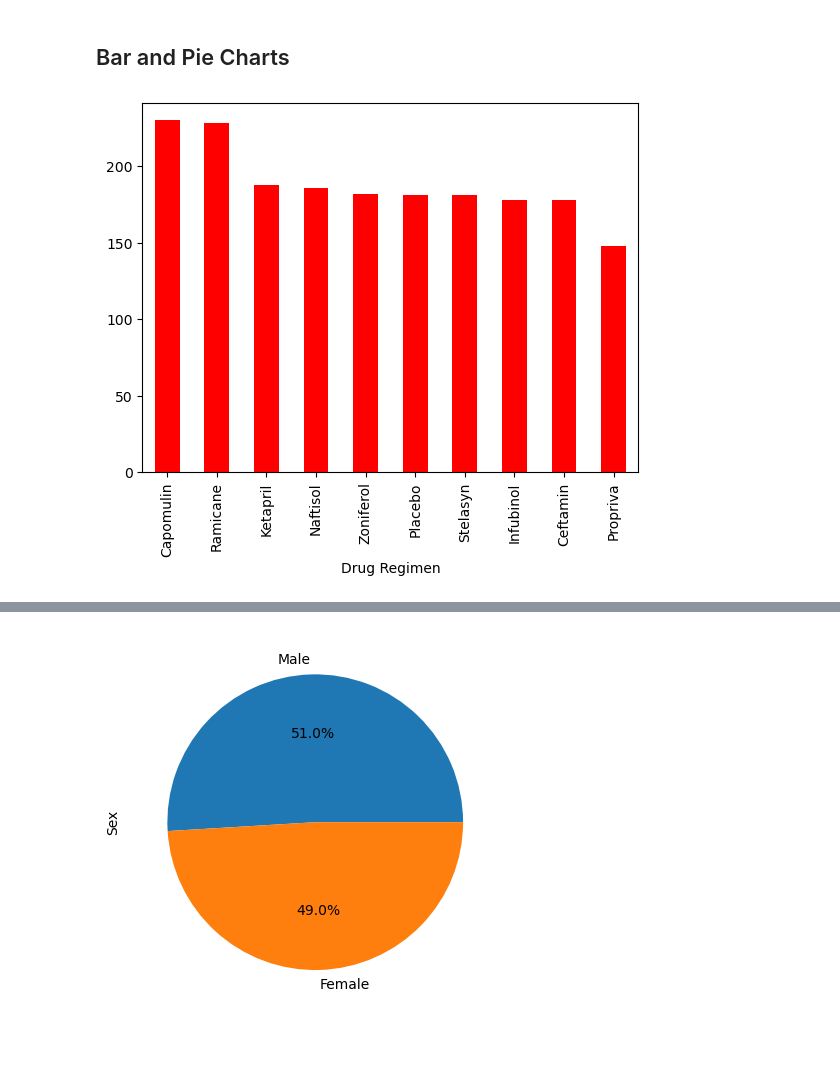
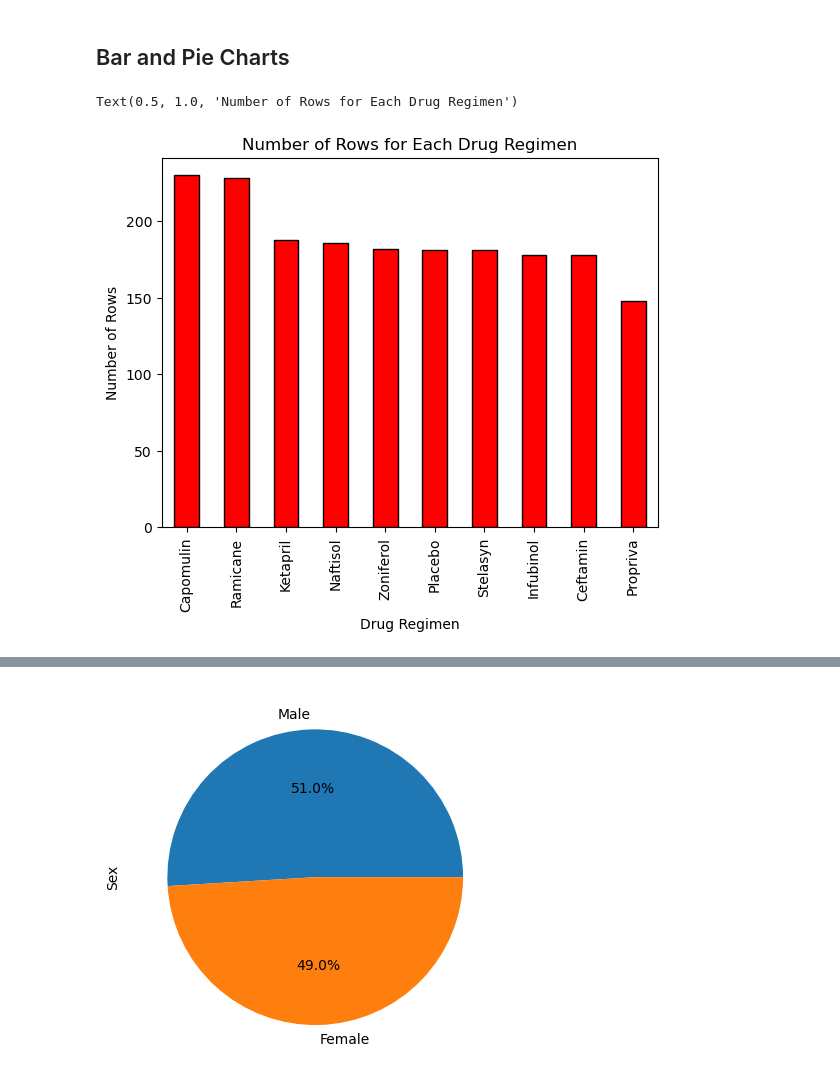
Before and after one commit to oking650/matplotlib, a Jupyter notebook: pymaceuticals_starter.ipynb, the cells around one changed output, grey strips where cells are left out. Drawn from its saved outputs; the diff is of its cells as text; code cells hidden in the pictures; blank space fills up the shorter version.

```diff
--- a/pymaceuticals_starter.ipynb
+++ b/pymaceuticals_starter.ipynb
@@ -173,9 +173,13 @@ summary_statistics_agg
 # %%
 # Generate a bar plot showing the total number of rows (Mouse ID/Timepoints) for each drug regimen using Pandas.
 row_counts = clean_data['Drug Regimen'].value_counts()
 
-regimen_barplot_pd = row_counts.plot(kind = 'bar', color = 'red')
+regimen_barplot_pd = row_counts.plot(kind = 'bar', color = 'red', edgecolor = 'black')
+regimen_barplot_pd.set_xlabel('Drug Regimen')
+regimen_barplot_pd.set_ylabel('Number of Rows')
+regimen_barplot_pd.set_title('Number of Rows for Each Drug Regimen')
 # %% [output]
+Text(0.5, 1.0, 'Number of Rows for Each Drug Regimen')
-[figure, old version]
+[figure, new version]
 # %%
 # Generate a bar plot showing the total number of rows (Mouse ID/Timepoints) for each drug regimen using pyplot.
```
Also changed, not shown: parts of 2 cells of this notebook.
